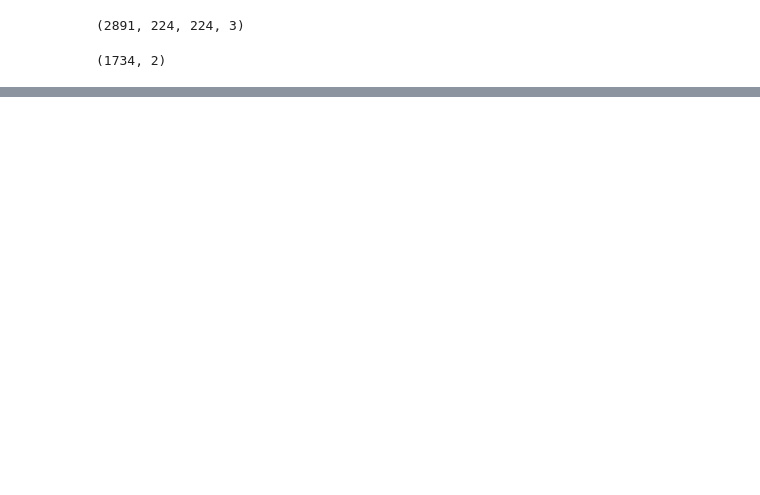
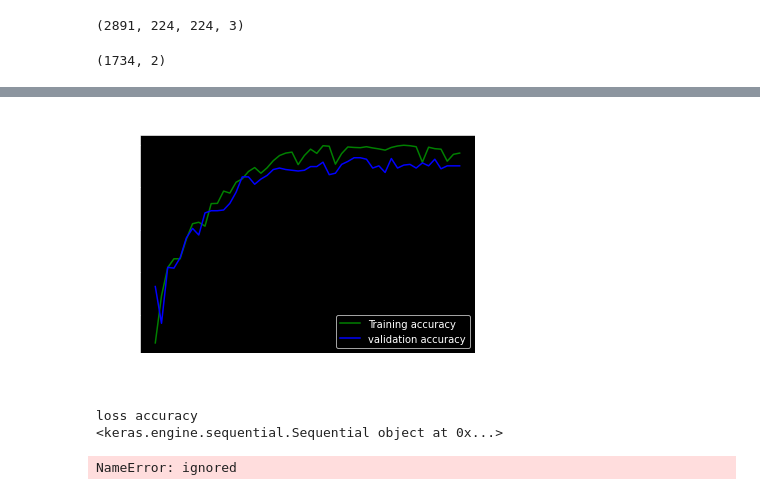
Before and after one commit to premanshsharma/Brain-Tumor-Detection, a Jupyter notebook: btp_clg_vgg16.ipynb, the cells around one changed output, grey strips where cells are left out. Cells and saved outputs as stored; diff of their text form; code cells hidden in the pictures; blank space fills up the shorter version.

```diff
--- a/btp_clg_vgg16.ipynb
+++ b/btp_clg_vgg16.ipynb
@@ -137,14 +156,16 @@ plt.show()
 # %%
 loss_train = history.history['accuracy']
 loss_val = history.history['val_accuracy']
-epochs = range(1,6)
+epochs = range(1,51)
 plt.plot(epochs, loss_train, 'g', label='Training accuracy')
 plt.plot(epochs, loss_val, 'b', label='validation accuracy')
 plt.title('Training and Validation accuracy')
 plt.xlabel('Epochs')
 plt.ylabel('Accuracy')
 plt.legend()
 plt.show()
+# %% [output]
+[figure, added]
 # %%
 print('loss', 'accuracy')
 model.evaluate(
@@ -160,10 +181,14 @@ model.evaluate(
     use_multiprocessing=False,
     return_dict=False,
 )
-print(model.metrics_names)
+# print(pred.metrics_names)
 print(model)
+# pred
+# %% [output]
+loss accuracy
+<keras.engine.sequential.Sequential object at 0x...>
 # %%
-tf.math.confusion_matrix(
+a.math.confusion_matrix(
     y_test,
     pred,
     num_classes=None,
@@ -171,3 +196,5 @@ tf.math.confusion_matrix(
     dtype=tf.dtypes.int32,
     name=None
 )
+# %% [output]
+NameError: ignored
```
Also changed, not shown: parts of 5 cells of this notebook.
